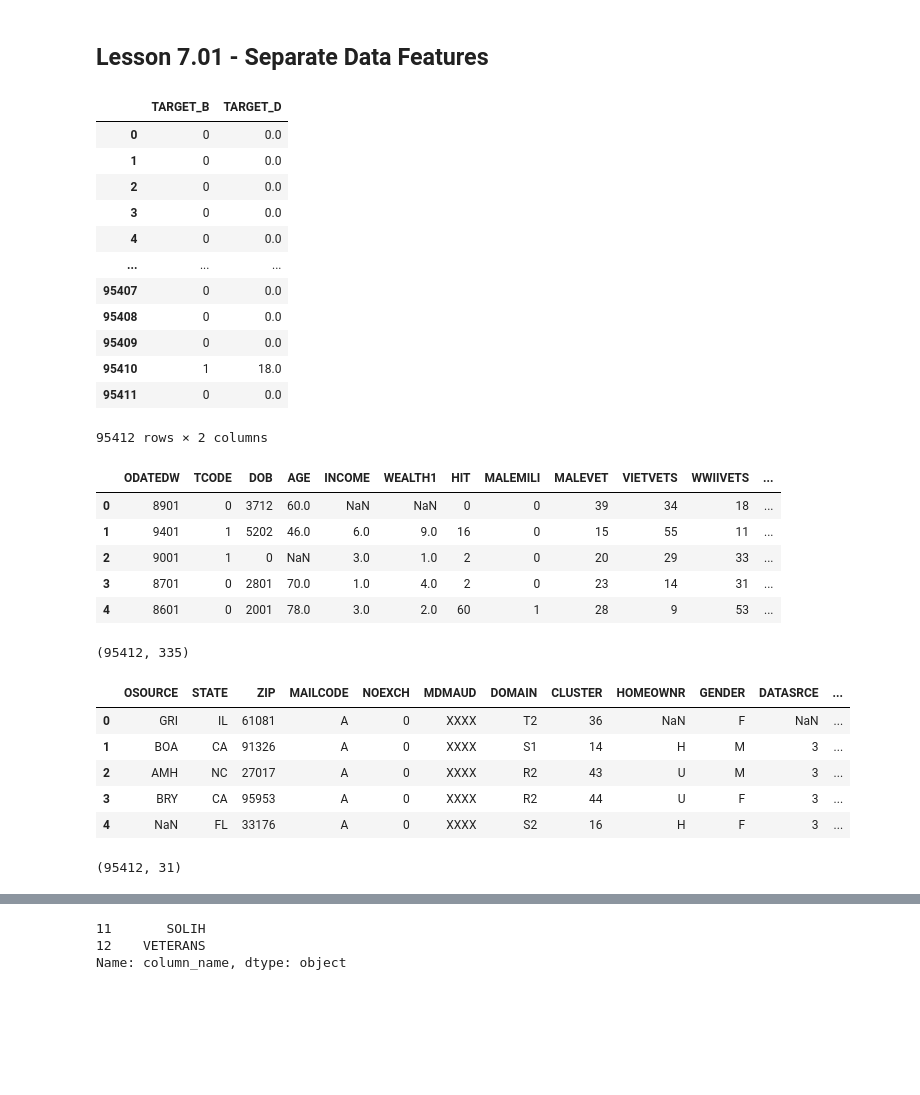
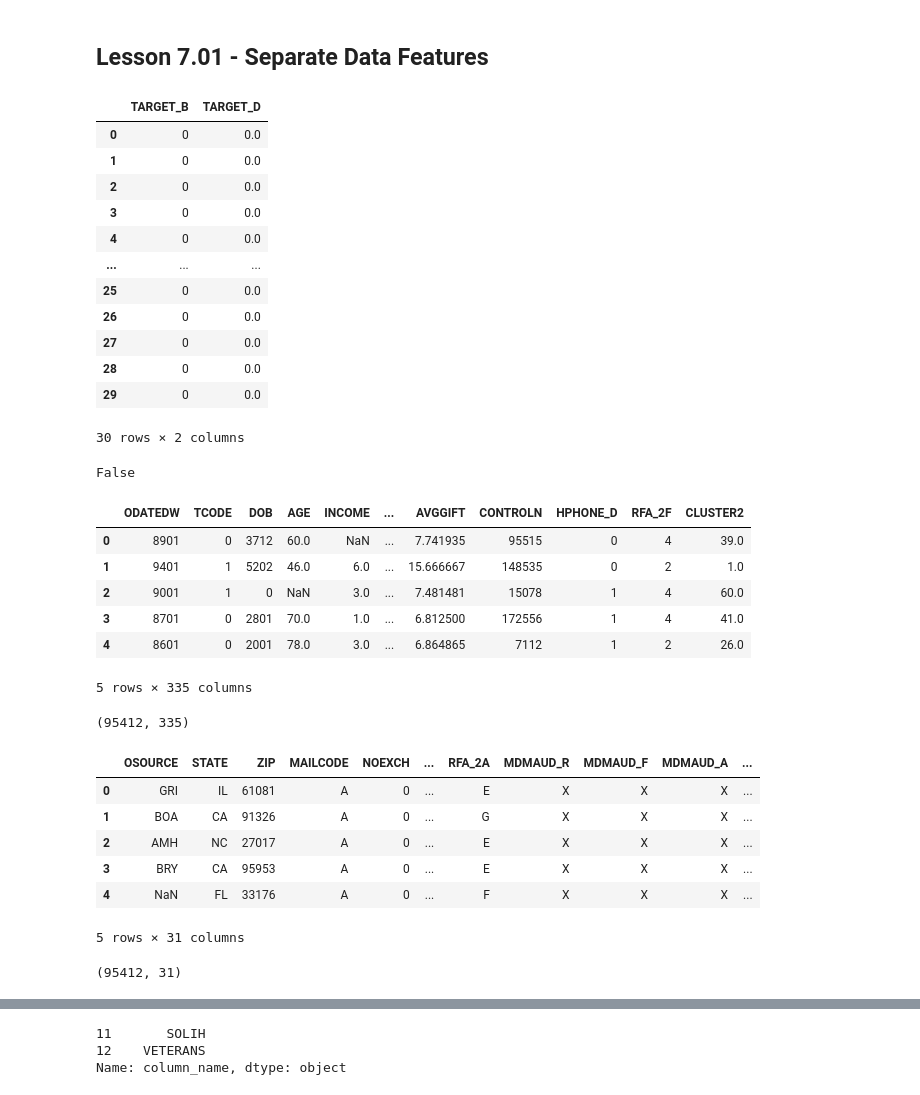
Before and after one commit to imhysteria/lab-revisiting-machine-learning, a Jupyter notebook: ray-lab-week7-machinelearning.ipynb, the cells around one changed output, grey strips where cells are left out. Saved outputs shown, nothing was run; the diff lists cells and outputs as text; code cells hidden in the pictures; blank space fills up the shorter version.

```diff
--- a/ray-lab-week7-machinelearning.ipynb
+++ b/ray-lab-week7-machinelearning.ipynb
@@ -3,4 +3,3 @@ import pandas as pd
 import numpy as np
 import matplotlib.pyplot as plt
 import seaborn as sns
-pd.set_option('display.max_columns', None)
@@ -7,3 +24,6 @@ pd.set_option('display.max_columns', None)
+# %%
+pd.set_option('display.max_columns', 10)
+pd.set_option('display.max_rows', 10)
 # %%
 data = pd.read_csv('learningSet.csv')
 # %% [markdown]
@@ -328,21 +329,23 @@ data.shape
 ## Lesson 7.01 - Separate Data Features
 # %%
 Y = data[['TARGET_B', 'TARGET_D']]
-Y
+display(Y.head(30))
+print(Y.isna().any().any())
 # %% [output]
 |  | TARGET_B | TARGET_D |
 | 0 | 0 | 0.0 |
 | 1 | 0 | 0.0 |
 | 2 | 0 | 0.0 |
 | 3 | 0 | 0.0 |
 | 4 | 0 | 0.0 |
 | ... | ... | ... |
-| 95407 | 0 | 0.0 |
-| 95408 | 0 | 0.0 |
-| 95409 | 0 | 0.0 |
-| 95410 | 1 | 18.0 |
-| 95411 | 0 | 0.0 |
+| 25 | 0 | 0.0 |
+| 26 | 0 | 0.0 |
+| 27 | 0 | 0.0 |
+| 28 | 0 | 0.0 |
+| 29 | 0 | 0.0 |
-95412 rows × 2 columns
+30 rows × 2 columns
+False
 # %%
 numerical = data.select_dtypes(np.number)
 numerical = numerical.drop(columns = ['TARGET_B', 'TARGET_D'])
@@ -350,25 +353,27 @@ numerical = numerical.drop(columns = ['TARGET_B', 'TARGET_D'])
 display(numerical.head())
 display(numerical.shape)
 # %% [output]
-|  | ODATEDW | TCODE | DOB | AGE | INCOME | WEALTH1 | HIT | MALEMILI | MALEVET | VIETVETS | WWIIVETS | ... |
-| 0 | 8901 | 0 | 3712 | 60.0 | NaN | NaN | 0 | 0 | 39 | 34 | 18 | ... |
-| 1 | 9401 | 1 | 5202 | 46.0 | 6.0 | 9.0 | 16 | 0 | 15 | 55 | 11 | ... |
-| 2 | 9001 | 1 | 0 | NaN | 3.0 | 1.0 | 2 | 0 | 20 | 29 | 33 | ... |
-| 3 | 8701 | 0 | 2801 | 70.0 | 1.0 | 4.0 | 2 | 0 | 23 | 14 | 31 | ... |
-| 4 | 8601 | 0 | 2001 | 78.0 | 3.0 | 2.0 | 60 | 1 | 28 | 9 | 53 | ... |
+|  | ODATEDW | TCODE | DOB | AGE | INCOME | ... | AVGGIFT | CONTROLN | HPHONE_D | RFA_2F | CLUSTER2 |
+| 0 | 8901 | 0 | 3712 | 60.0 | NaN | ... | 7.741935 | 95515 | 0 | 4 | 39.0 |
+| 1 | 9401 | 1 | 5202 | 46.0 | 6.0 | ... | 15.666667 | 148535 | 0 | 2 | 1.0 |
+| 2 | 9001 | 1 | 0 | NaN | 3.0 | ... | 7.481481 | 15078 | 1 | 4 | 60.0 |
+| 3 | 8701 | 0 | 2801 | 70.0 | 1.0 | ... | 6.812500 | 172556 | 1 | 4 | 41.0 |
+| 4 | 8601 | 0 | 2001 | 78.0 | 3.0 | ... | 6.864865 | 7112 | 1 | 2 | 26.0 |
-(95412, 335)
+5 rows × 335 columns
+(95412, 335)
 # %%
 categorical = data.select_dtypes(object)
 display(categorical.head())
 display(categorical.shape)
 # %% [output]
-|  | OSOURCE | STATE | ZIP | MAILCODE | NOEXCH | MDMAUD | DOMAIN | CLUSTER | HOMEOWNR | GENDER | DATASRCE | ... |
-| 0 | GRI | IL | 61081 | A | 0 | XXXX | T2 | 36 | NaN | F | NaN | ... |
-| 1 | BOA | CA | 91326 | A | 0 | XXXX | S1 | 14 | H | M | 3 | ... |
-| 2 | AMH | NC | 27017 | A | 0 | XXXX | R2 | 43 | U | M | 3 | ... |
-| 3 | BRY | CA | 95953 | A | 0 | XXXX | R2 | 44 | U | F | 3 | ... |
-| 4 | NaN | FL | 33176 | A | 0 | XXXX | S2 | 16 | H | F | 3 | ... |
+|  | OSOURCE | STATE | ZIP | MAILCODE | NOEXCH | ... | RFA_2A | MDMAUD_R | MDMAUD_F | MDMAUD_A | ... |
+| 0 | GRI | IL | 61081 | A | 0 | ... | E | X | X | X | ... |
+| 1 | BOA | CA | 91326 | A | 0 | ... | G | X | X | X | ... |
+| 2 | AMH | NC | 27017 | A | 0 | ... | E | X | X | X | ... |
+| 3 | BRY | CA | 95953 | A | 0 | ... | E | X | X | X | ... |
+| 4 | NaN | FL | 33176 | A | 0 | ... | F | X | X | X | ... |
-(95412, 31)
+5 rows × 31 columns
+(95412, 31)
 # %%
 # WORKING WITH CATEGORICAL
 # %%
```
Also changed, not shown: parts of 86 cells of this notebook, 2 other files.
